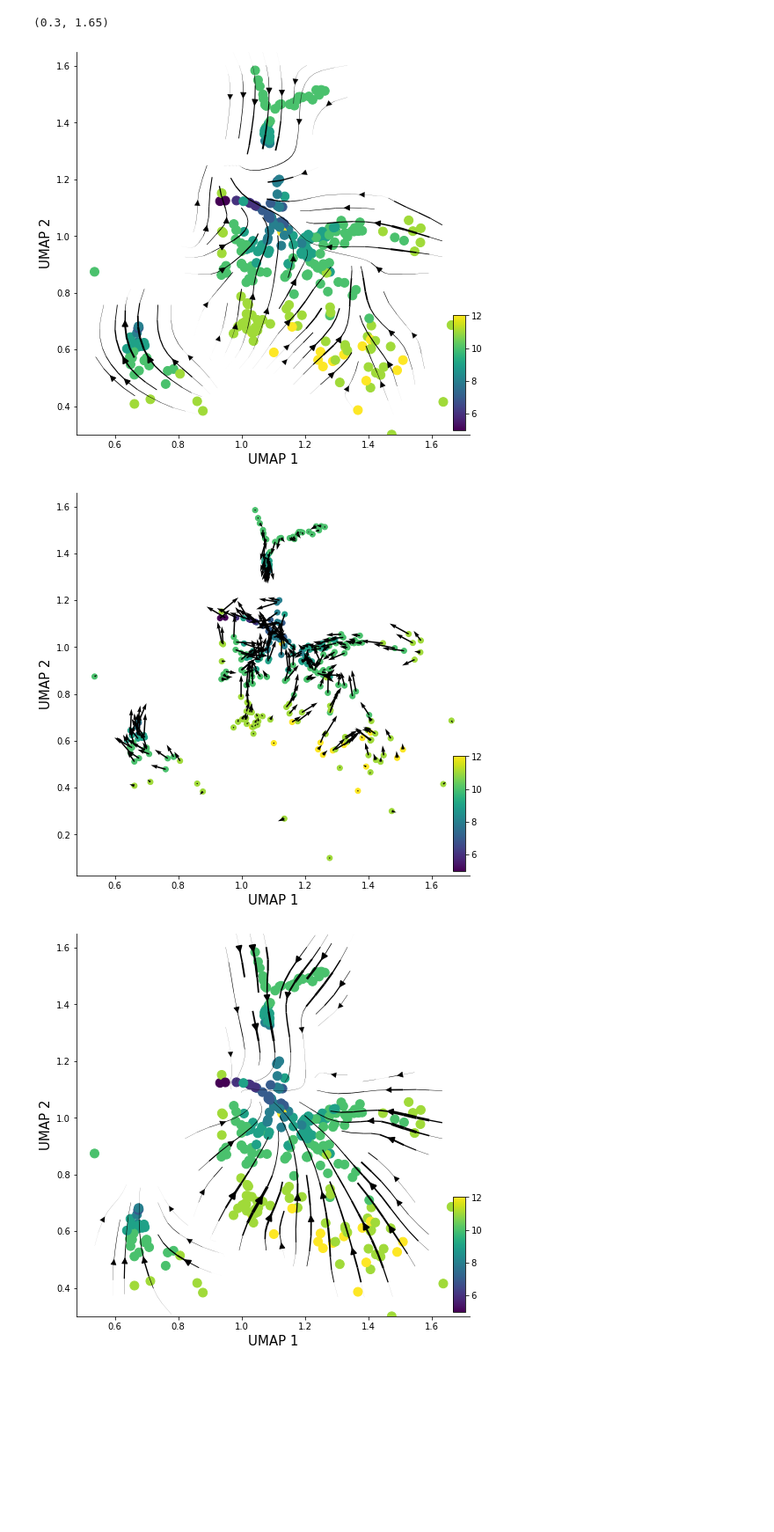
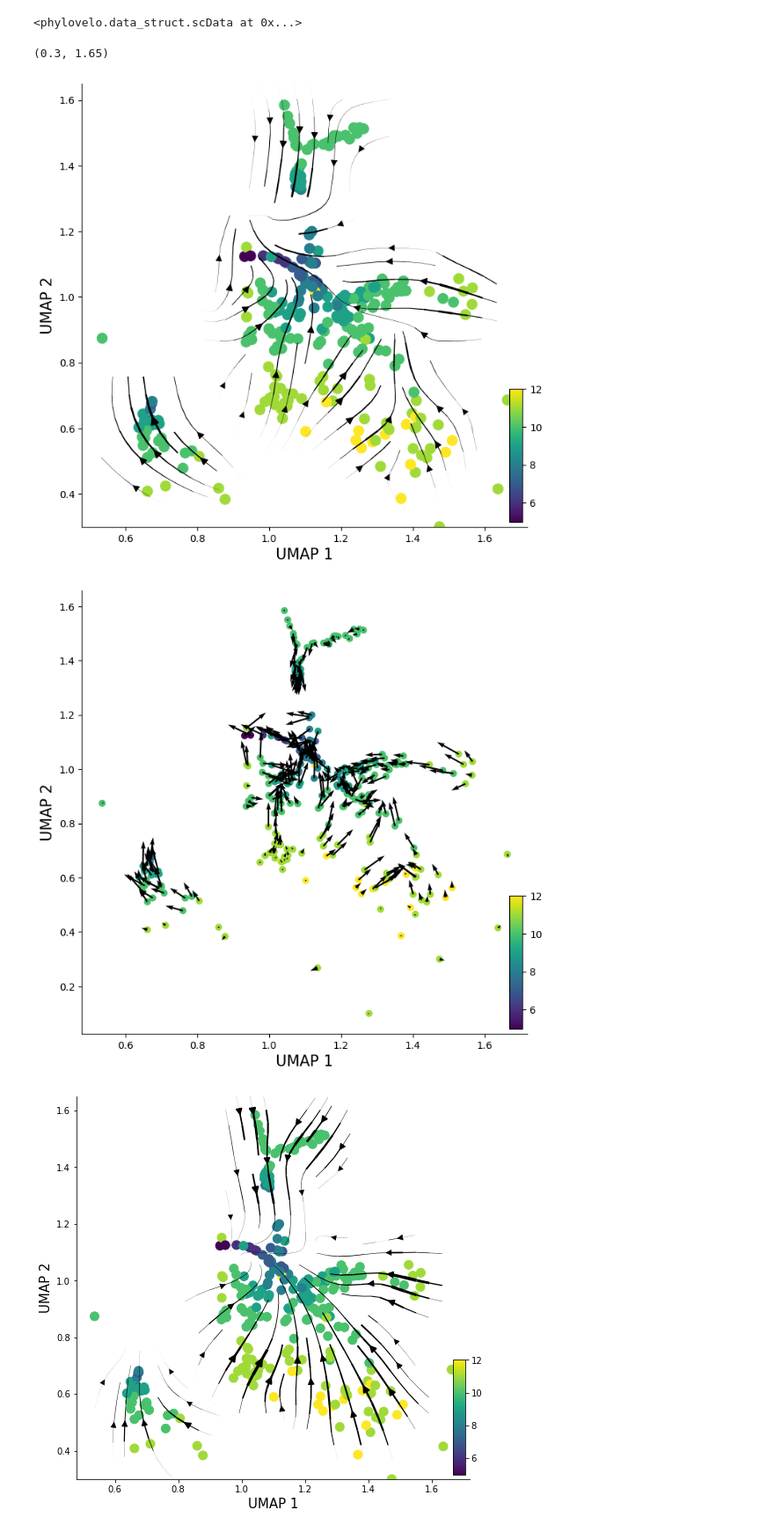
Before and after one commit to kunwang34/PhyloVelo, a Jupyter notebook: notebooks/C.elegans.ipynb, the cells around one changed output. Shown at 88% size. Cells and saved outputs as stored; diff of their text form; code cells hidden in the pictures; blank space fills up the shorter version.

```diff
--- a/notebooks/C.elegans.ipynb
+++ b/notebooks/C.elegans.ipynb
@@ -32,11 +26,12 @@ sample = pd.read_csv('./results/c_eles_sample.csv', index_col=0)
 # %%
 count = sample.iloc[:, :Ngene]
 count.index = count.join(cell_annotation).lineage
+count.index = [i.split('/')[0] for i in count.index]
 # %%
 Xdr = globalumap.loc[sample.index]
 Xdr = Xdr[~count.index.duplicated(keep='first')]
 # %%
-sd = scData(count = count[~count.index.duplicated(keep='first')])
+sd = pv.data_struct.scData(count = count[~count.index.duplicated(keep='first')])
 sd.cell_names = list(sd.count.index)
 c = [len(i) for i in sd.cell_names]
 # %%
@@ -54,4 +43,4 @@ ax.scatter(sd.Xdr.iloc[:, 0], sd.Xdr.iloc[:, 1], c=c)
 # %%
 depths = [len(i) for i in sd.count.index]
 # %%
-sd = pv.inference.velocity_inference(sd, depths, cutoff=0.95, target='count')
+pv.inference.velocity_inference(sd, depths, cutoff=0.95, target='count')
@@ -58,2 +48,0 @@ sd = pv.inference.velocity_inference(sd, depths, cutoff=0.95, target='count')
-# %%
-sd = pv.embedding.velocity_embedding(sd, target='count', n_neigh=15)
@@ -75,27 +49,31 @@ ax.spines['top'].set_visible(False)
+# %%
+pv.embedding.velocity_embedding(sd, target='count', n_neigh=15)
+# %% [output]
+<phylovelo.data_struct.scData at 0x...>
 # %%
 fig, ax = plt.subplots()
 scatter = ax.scatter(sd.Xdr.iloc[:, 0], sd.Xdr.iloc[:, 1], c=c, s=100)
 # ax.scatter(globalumap.iloc[:, 0], globalumap.iloc[:, 1], s=1)
-ax = velocity_plot(sd.Xdr.to_numpy(), sd.velocity_embeded, ax, 'stream',streamdensity=1, grid_density=25, radius=0.12, lw_coef=12000, arrowsize=1.5)
+ax = pv.ana_utils.velocity_plot(sd.Xdr.to_numpy(), sd.velocity_embeded, ax, 'stream',streamdensity=1, grid_density=25, radius=0.12, lw_coef=12000, arrowsize=1.5)
 ax.figure.set_size_inches(8,8)
 # ax.set_title('C. elegans phylo velocity', fontsize=15)
 ax.set_xlabel('UMAP 1', fontsize=15)
 ax.set_ylabel('UMAP 2', fontsize=15)
 
 cbaxes = inset_axes(ax, width="3%", height="30%", loc='lower right')
 plt.colorbar(scatter, cax=cbaxes, orientation='vertical')
 ax.spines['right'].set_visible(False)
 ax.spines['top'].set_visible(False)
 ax.set_ylim([0.3, 1.65])
 # plt.savefig('./figures/C.elegans/C.elegans_streamplot.pdf', dpi='figure', format='pdf')
 # %% [output]
 (0.3, 1.65)
-[figure, old version]
+[figure, new version]
 # %%
 fig, ax = plt.subplots()
 scatter = ax.scatter(sd.Xdr.iloc[:, 0], sd.Xdr.iloc[:, 1], c=c)
 # ax.scatter(globalumap.iloc[:, 0], globalumap.iloc[:, 1], s=1)
-ax = velocity_plot(sd.Xdr.to_numpy(), sd.velocity_embeded, ax, 'point')
+ax = pv.ana_utils.velocity_plot(sd.Xdr.to_numpy(), sd.velocity_embeded, ax, 'point')
 ax.figure.set_size_inches(8,8)
 # ax.set_title('C. elegans phylo velocity', fontsize=15)
 ax.set_xlabel('UMAP 1', fontsize=15)
@@ -106,9 +84,9 @@ plt.colorbar(scatter, cax=cbaxes, orientation='vertical')
 ax.spines['right'].set_visible(False)
 ax.spines['top'].set_visible(False)
 
-plt.savefig('./figures/C.elegans/C.elegans_quiver.pdf', dpi='figure', format='pdf')
+# plt.savefig('./figures/C.elegans/C.elegans_quiver.pdf', dpi='figure', format='pdf')
 # %% [output]
-[figure, old version]
+[figure, new version]
 # %%
 anc = []
 for cell in sd.cell_names:
```
Also changed, not shown: parts of 10 cells of this notebook, 6 other files.
